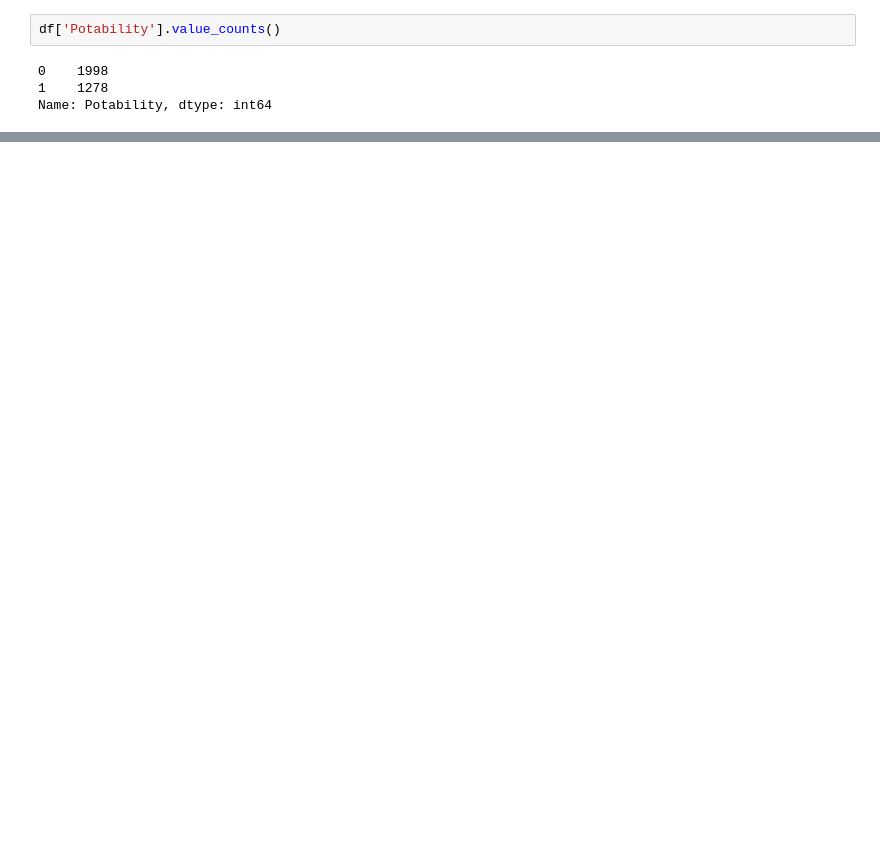
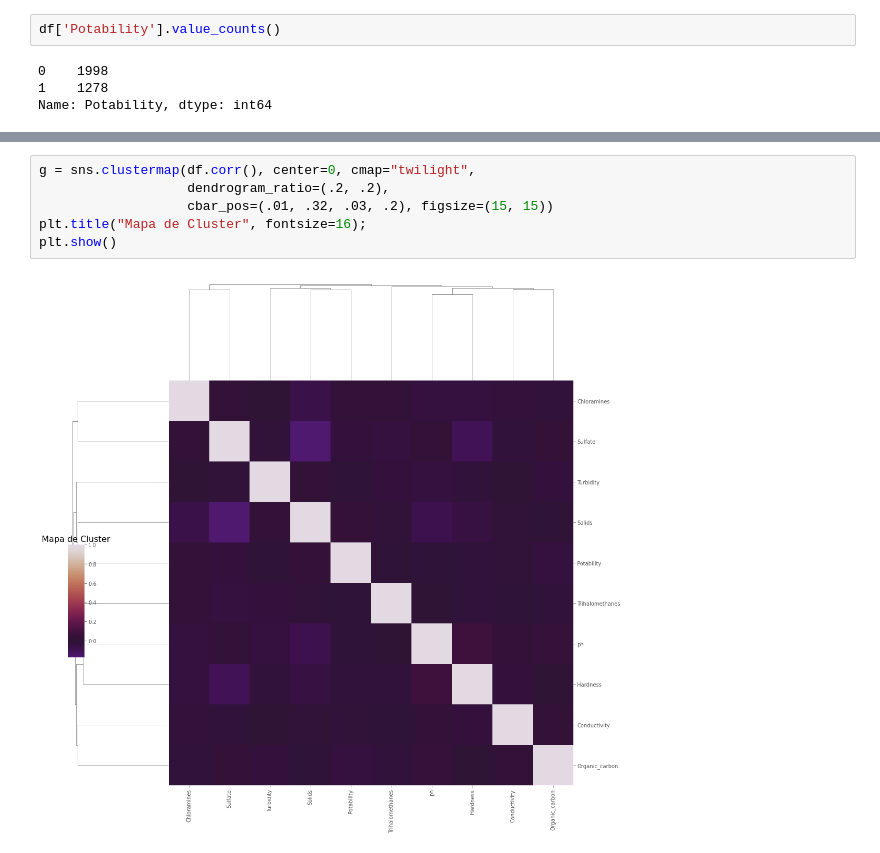
Before and after one commit to leonardo99i/Inteligencia_Artificial, a Jupyter notebook: Projeto_A3/Trabalho_A3.ipynb, the cells around one changed output, grey strips where cells are left out. Drawn from its saved outputs; the diff is of its cells as text; blank space fills up the shorter version.

```diff
--- a/Projeto_A3/Trabalho_A3.ipynb
+++ b/Projeto_A3/Trabalho_A3.ipynb
@@ -101,0 +178,8 @@ plt.show()
+# %%
+g = sns.clustermap(df.corr(), center=0, cmap="twilight",
+                   dendrogram_ratio=(.2, .2),
+                   cbar_pos=(.01, .32, .03, .2), figsize=(15, 15))
+plt.title("Mapa de Cluster", fontsize=16);
+plt.show()
+# %% [output]
+[figure, added]
```
Also changed, not shown: parts of 12 cells of this notebook, 1 other file.
